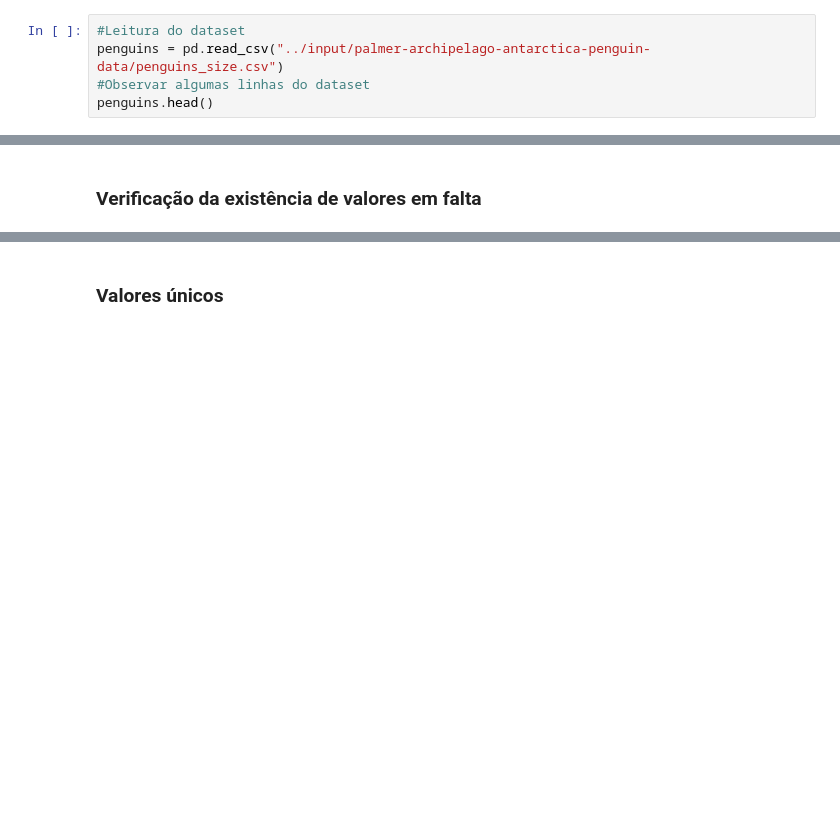
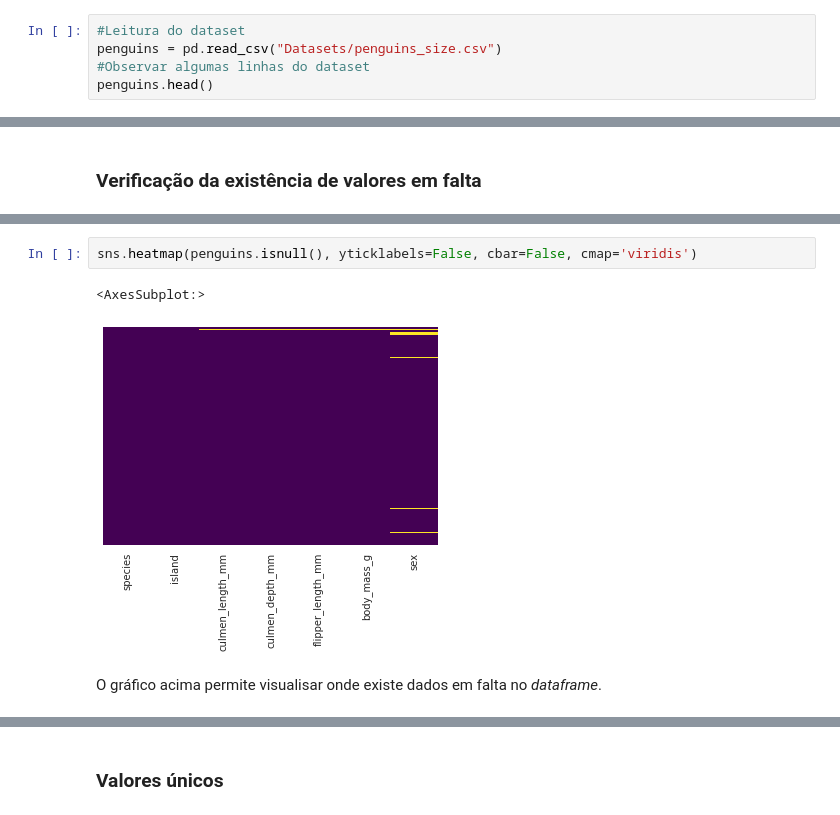
Before and after one commit to PietroPan/MachineLearning, a Jupyter notebook: pinguins.ipynb, the cells around one changed output, grey strips where cells are left out. Cells and saved outputs as stored; diff of their text form; blank space fills up the shorter version.

Commit message:
tratamento dos dados do dataframe pinguins

```diff
--- a/pinguins.ipynb
+++ b/pinguins.ipynb
@@ -11,6 +11,6 @@ import matplotlib.pyplot as plt
 ## Leitura do Dataset
 # %%
 #Leitura do dataset
-penguins = pd.read_csv("../input/palmer-archipelago-antarctica-penguin-data/penguins_size.csv")
+penguins = pd.read_csv("Datasets/penguins_size.csv")
 #Observar algumas linhas do dataset
 penguins.head()
@@ -40,3 +93,10 @@ penguins.isna().any()
+# %%
+sns.heatmap(penguins.isnull(), yticklabels=False, cbar=False, cmap='viridis')
+# %% [output]
+<AxesSubplot:>
+[figure, added]
+# %% [markdown]
+O gráfico acima permite visualisar onde existe dados em falta no *dataframe*.
 # %%
 #Verificar quantos valores em falta existem
 penguins.isna().sum()
```
Also changed, not shown: parts of 56 cells of this notebook.
